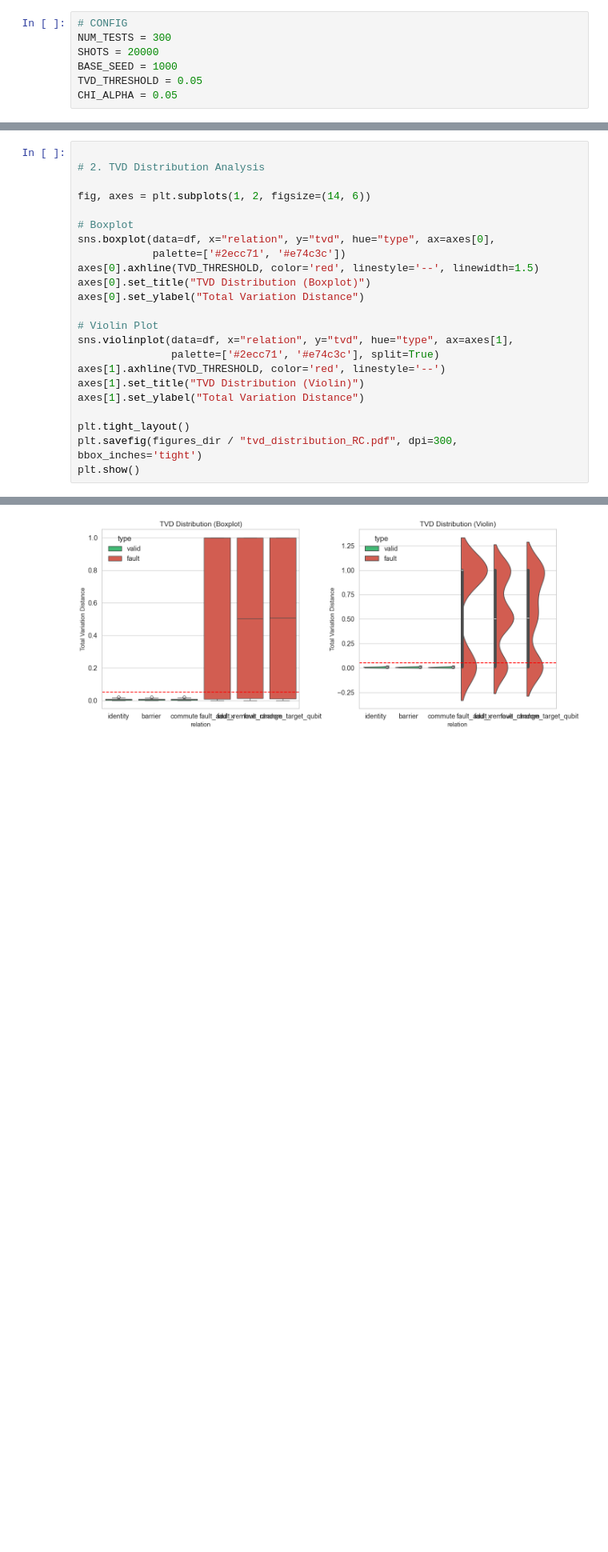
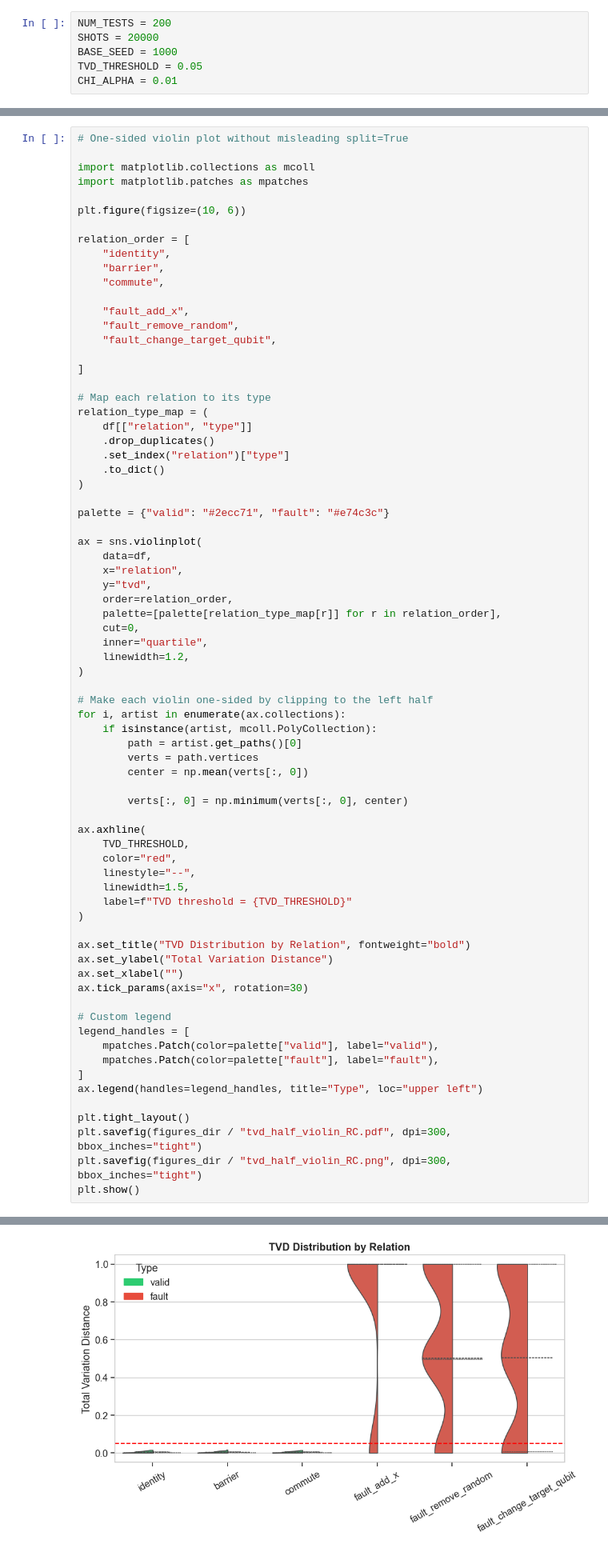
Before and after one commit to LiraCurri/metamorphic_quantum_testing, a Jupyter notebook: notebooks/02_random_circuit_batches.ipynb, the cells around one changed output, grey strips where cells are left out. Shown at 80% size. Saved outputs shown, nothing was run; the diff lists cells and outputs as text; blank space fills up the shorter version.

```diff
--- a/notebooks/02_random_circuit_batches.ipynb
+++ b/notebooks/02_random_circuit_batches.ipynb
@@ -24,9 +49,8 @@ sns.set_context("notebook", font_scale=1.2)
 # %%
-# CONFIG
-NUM_TESTS = 300
+NUM_TESTS = 200
 SHOTS = 20000
 BASE_SEED = 1000
 TVD_THRESHOLD = 0.05
-CHI_ALPHA = 0.05
+CHI_ALPHA = 0.01
 # %% [markdown]
 # Batch experiments
@@ -292,24 +365,74 @@ plt.show()
 # %%
+# One-sided violin plot without misleading split=True
 
-# 2. TVD Distribution Analysis
+import matplotlib.collections as mcoll
+import matplotlib.patches as mpatches
 
-fig, axes = plt.subplots(1, 2, figsize=(14, 6))
+plt.figure(figsize=(10, 6))
 
-# Boxplot
-sns.boxplot(data=df, x="relation", y="tvd", hue="type", ax=axes[0],
-            palette=['#2ecc71', '#e74c3c'])
-axes[0].axhline(TVD_THRESHOLD, color='red', linestyle='--', linewidth=1.5)
-axes[0].set_title("TVD Distribution (Boxplot)")
-axes[0].set_ylabel("Total Variation Distance")
+relation_order = [
+    "identity",
+    "barrier",
+    "commute",
 
-# Violin Plot
-sns.violinplot(data=df, x="relation", y="tvd", hue="type", ax=axes[1],
-               palette=['#2ecc71', '#e74c3c'], split=True)
-axes[1].axhline(TVD_THRESHOLD, color='red', linestyle='--')
-axes[1].set_title("TVD Distribution (Violin)")
-axes[1].set_ylabel("Total Variation Distance")
+    "fault_add_x",
+    "fault_remove_random",
+    "fault_change_target_qubit",
+
+]
+
+# Map each relation to its type
+relation_type_map = (
+    df[["relation", "type"]]
+    .drop_duplicates()
+    .set_index("relation")["type"]
+    .to_dict()
+)
+
+palette = {"valid": "#2ecc71", "fault": "#e74c3c"}
+
+ax = sns.violinplot(
+    data=df,
+    x="relation",
+    y="tvd",
+    order=relation_order,
+    palette=[palette[relation_type_map[r]] for r in relation_order],
+    cut=0,
+    inner="quartile",
+    linewidth=1.2,
+)
+
+# Make each violin one-sided by clipping to the left half
+for i, artist in enumerate(ax.collections):
+    if isinstance(artist, mcoll.PolyCollection):
+        path = artist.get_paths()[0]
+        verts = path.vertices
+        center = np.mean(verts[:, 0])
+
+        verts[:, 0] = np.minimum(verts[:, 0], center)
+
+ax.axhline(
+    TVD_THRESHOLD,
+    color="red",
+    linestyle="--",
+    linewidth=1.5,
+    label=f"TVD threshold = {TVD_THRESHOLD}"
+)
+
+ax.set_title("TVD Distribution by Relation", fontweight="bold")
+ax.set_ylabel("Total Variation Distance")
+ax.set_xlabel("")
+ax.tick_params(axis="x", rotation=30)
+
+# Custom legend
+legend_handles = [
+    mpatches.Patch(color=palette["valid"], label="valid"),
+    mpatches.Patch(color=palette["fault"], label="fault"),
+]
+ax.legend(handles=legend_handles, title="Type", loc="upper left")
 
 plt.tight_layout()
-plt.savefig(figures_dir / "tvd_distribution_RC.pdf", dpi=300, bbox_inches='tight')
+plt.savefig(figures_dir / "tvd_half_violin_RC.pdf", dpi=300, bbox_inches="tight")
+plt.savefig(figures_dir / "tvd_half_violin_RC.png", dpi=300, bbox_inches="tight")
 plt.show()
 # %% [output]
@@ -316 +442 @@ plt.show()
-[figure, old version]
+[figure, new version]
```
Also changed, not shown: parts of 13 cells of this notebook, 47 other files.
